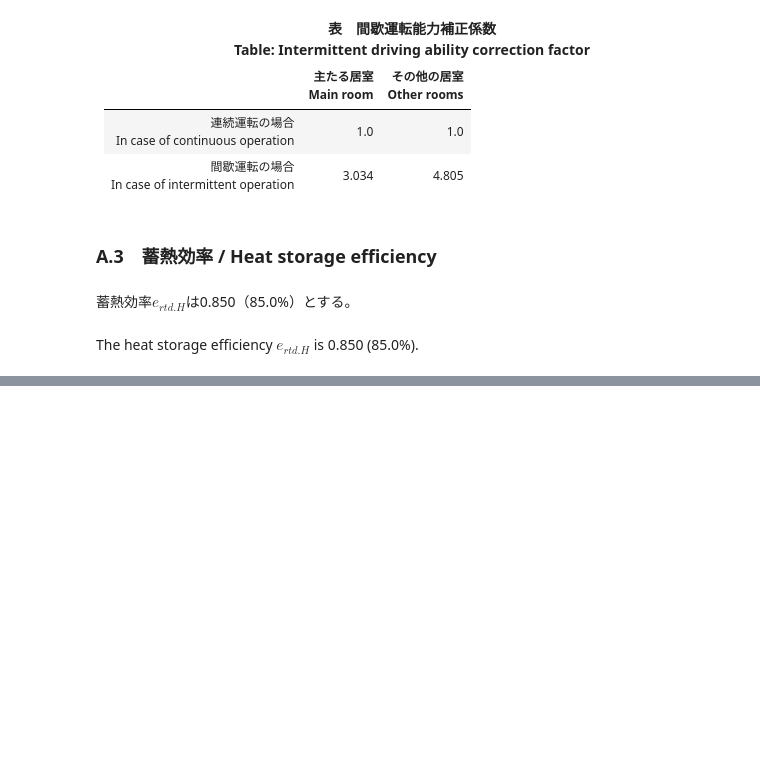
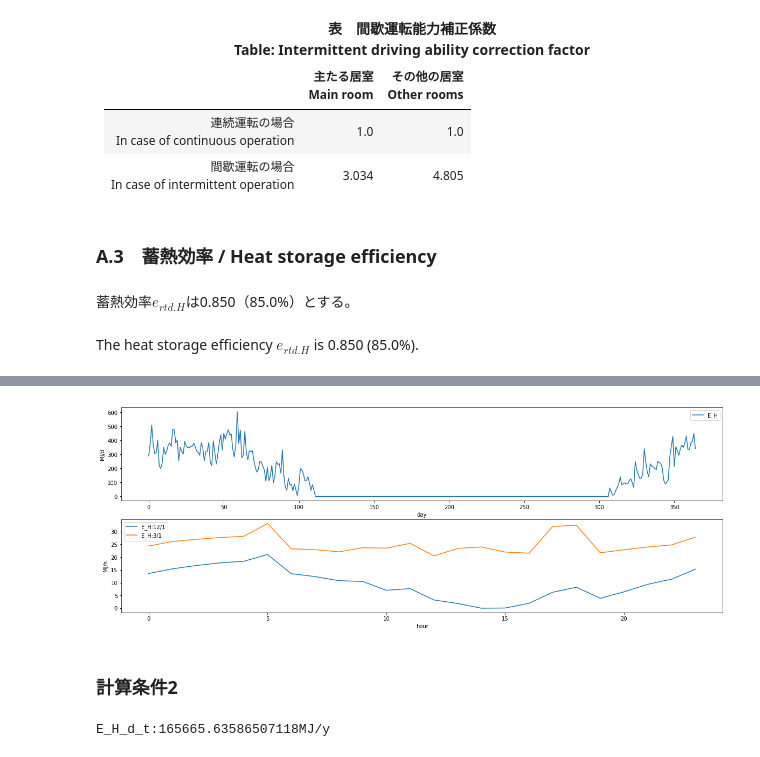
Before and after one commit to BRI-EES-House/Logic-EES-WEB, a Jupyter notebook: s04_06_electric_thermal_storage_type_heating.ipynb, the cells around one changed output, grey strips where cells are left out. Drawn from its saved outputs; the diff is of its cells as text; code cells hidden in the pictures; blank space fills up the shorter version.

Commit message:
s04_06 電気蓄熱暖房器に対応

```diff
--- a/s04_06_electric_thermal_storage_type_heating.ipynb
+++ b/s04_06_electric_thermal_storage_type_heating.ipynb
@@ -265,4 +267,9 @@ def get_table_a_3():
 The heat storage efficiency $ e_{rtd. H} $ is 0.850 (85.0%).
 # %%
 def get_e_rtd_H():
+    """蓄熱効率
+
+    :return: 蓄熱効率
+    :rtype: float
+    """
     return 0.850
@@ -268,0 +388,23 @@ def get_e_rtd_H():
+# %%
+def get_each_graph(_E_H_d_t):
+
+    import matplotlib.pyplot as plt
+
+    _E_H_d = np.sum(_E_H_d_t.reshape(365,24), axis = 1)
+
+    fig = plt.figure(figsize = (20,7))
+
+    grh_day = fig.add_subplot(211)
+    grh_day.set_ylabel('MJ/d')
+    grh_day.set_xlabel('day')
+    grh_day.plot(_E_H_d, label = "E_H")
+    grh_day.legend()
+
+    grh_date = fig.add_subplot(212)
+    grh_date.set_ylabel('MJ/h')
+    grh_date.set_xlabel('hour')
+    grh_date.plot(_E_H_d_t.reshape(365,24)[334], label = "E_H:12/1")
+    grh_date.plot(_E_H_d_t.reshape(365,24)[59], label = "E_H:3/1")
+    grh_date.legend()
+
+    plt.show()
@@ -268,0 +413,7 @@ def get_e_rtd_H():
+# %%
+param = {"region": 6, "A_A": 120.08, "A_MR": 29.81, "A_OR": 51.34, "A_env": 307.51, "U_A": 0.87, "eta_A_H": 4.3, "eta_A_C": 2.8}
+H_MR = {'type': '電気蓄熱暖房器'}
+H_OR = None
+i = 1
+
+E_H_d_t_1 = calc_results(param, H_MR, H_OR, i)
@@ -268,0 +438,15 @@ def get_e_rtd_H():
+# %%
+get_each_graph(E_H_d_t_1)
+# %% [output]
+[figure, added]
+# %% [markdown]
+### 計算条件2
+# %%
+param = {"region": 1, "A_A": 120.08, "A_MR": 29.81, "A_OR": 51.34, "A_env": 307.51, "U_A": 0.87, "eta_A_H": 4.3, "eta_A_C": 2.8}
+H_MR = {'type': '電気蓄熱暖房器'}
+H_OR = None
+i = 1
+
+E_H_d_t_2 = calc_results(param, H_MR, H_OR, i)
+# %% [output]
+E_H_d_t:165665.63586507118MJ/y
```
Also changed, not shown: parts of 25 cells of this notebook.
